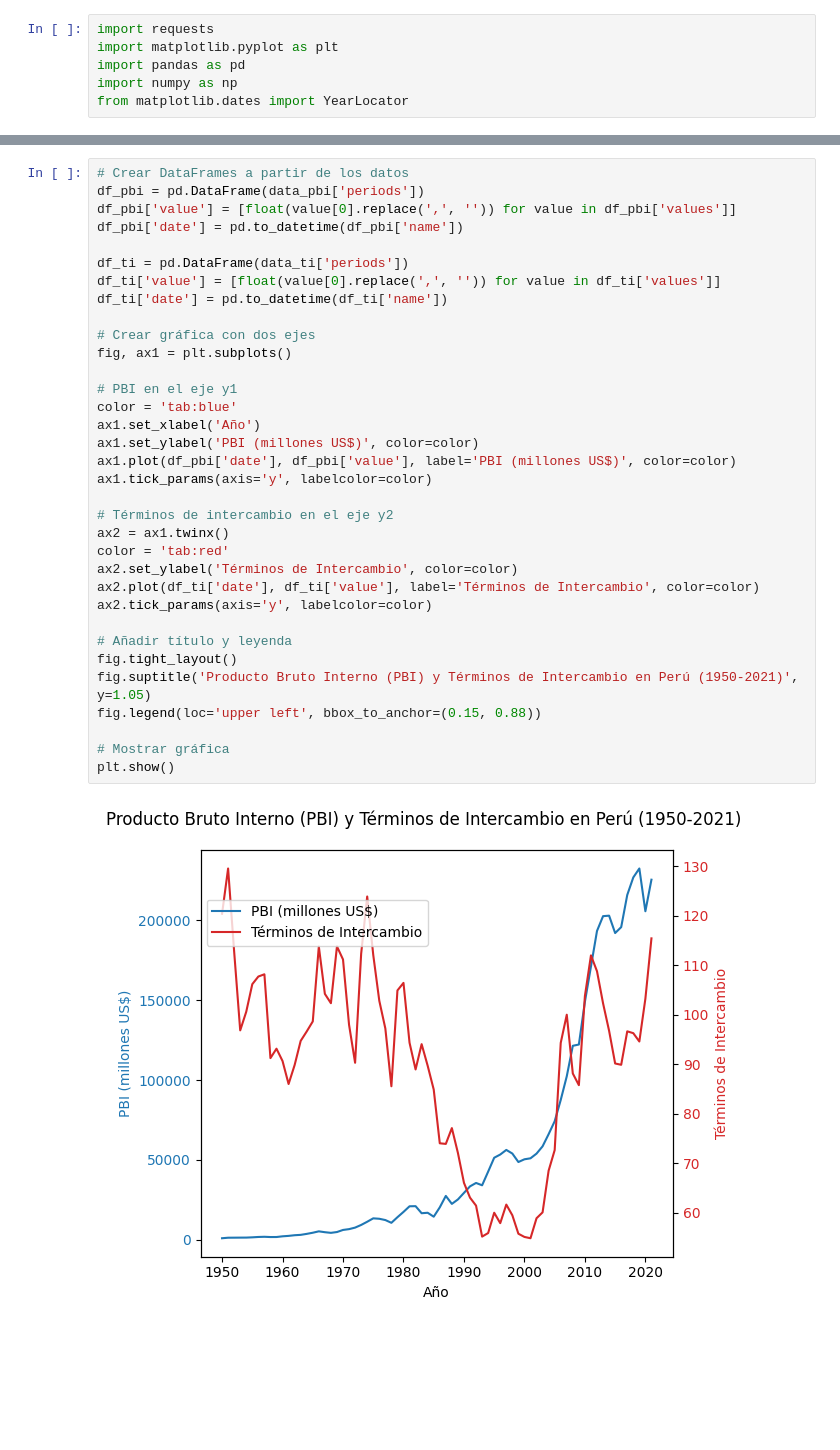
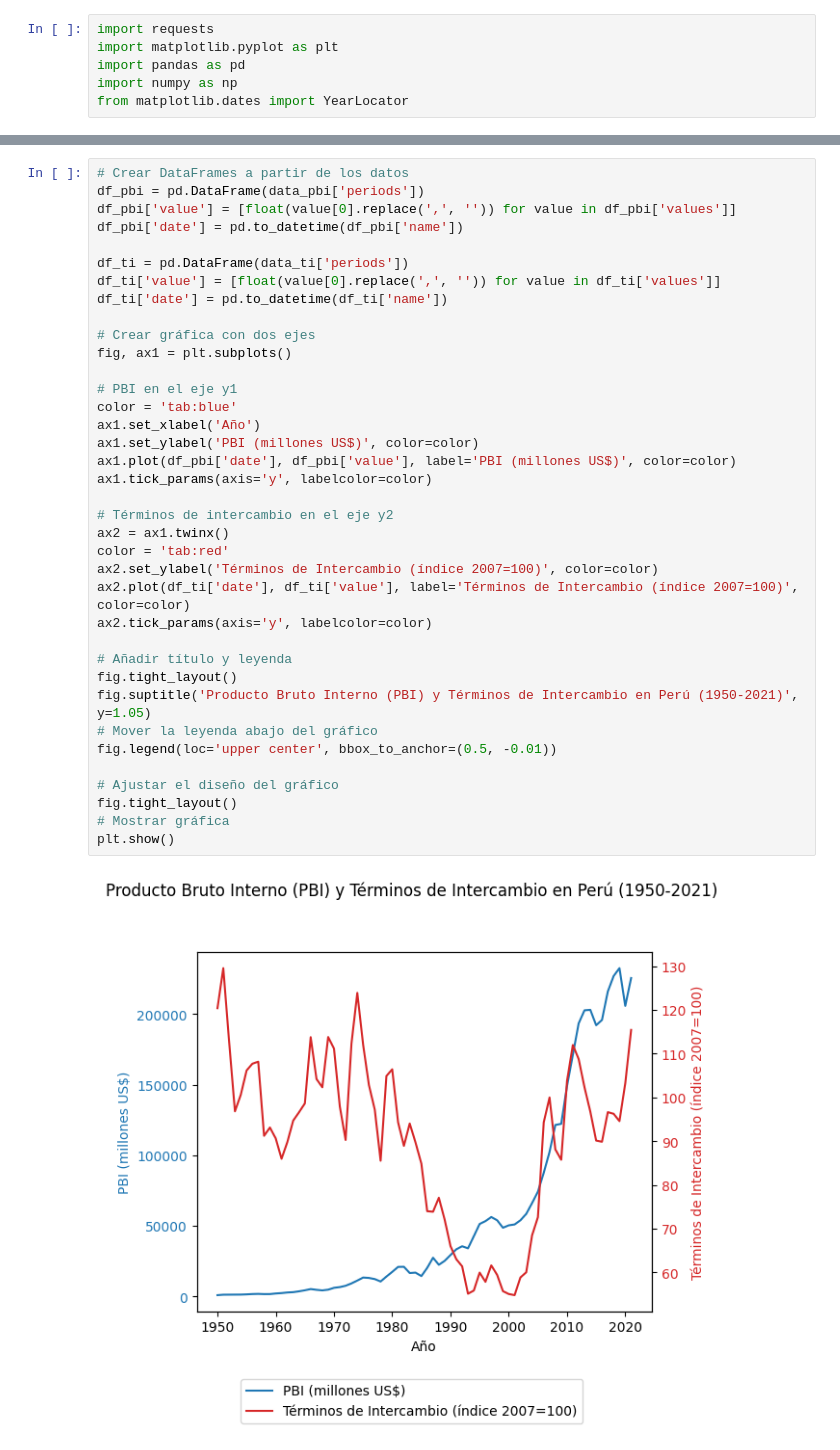
Before and after one commit to qlab-intro-python/proyecto-final-gustavo_elias_trabajo_final, a Jupyter notebook: proyecto_final_plantilla.ipynb, the cells around one changed output, grey strips where cells are left out. Saved outputs shown, nothing was run; the diff lists cells and outputs as text; blank space fills up the shorter version.

```diff
--- a/proyecto_final_plantilla.ipynb
+++ b/proyecto_final_plantilla.ipynb
@@ -100,34 +80,37 @@ data_pbi
 df_pbi = pd.DataFrame(data_pbi['periods'])
 df_pbi['value'] = [float(value[0].replace(',', '')) for value in df_pbi['values']]
 df_pbi['date'] = pd.to_datetime(df_pbi['name'])
 
 df_ti = pd.DataFrame(data_ti['periods'])
 df_ti['value'] = [float(value[0].replace(',', '')) for value in df_ti['values']]
 df_ti['date'] = pd.to_datetime(df_ti['name'])
 
 # Crear gráfica con dos ejes
 fig, ax1 = plt.subplots()
 
 # PBI en el eje y1
 color = 'tab:blue'
 ax1.set_xlabel('Año')
 ax1.set_ylabel('PBI (millones US$)', color=color)
 ax1.plot(df_pbi['date'], df_pbi['value'], label='PBI (millones US$)', color=color)
 ax1.tick_params(axis='y', labelcolor=color)
 
 # Términos de intercambio en el eje y2
 ax2 = ax1.twinx()
 color = 'tab:red'
-ax2.set_ylabel('Términos de Intercambio', color=color)
-ax2.plot(df_ti['date'], df_ti['value'], label='Términos de Intercambio', color=color)
+ax2.set_ylabel('Términos de Intercambio (índice 2007=100)', color=color)
+ax2.plot(df_ti['date'], df_ti['value'], label='Términos de Intercambio (índice 2007=100)', color=color)
 ax2.tick_params(axis='y', labelcolor=color)
 
 # Añadir título y leyenda
 fig.tight_layout()
 fig.suptitle('Producto Bruto Interno (PBI) y Términos de Intercambio en Perú (1950-2021)', y=1.05)
-fig.legend(loc='upper left', bbox_to_anchor=(0.15, 0.88))
+# Mover la leyenda abajo del gráfico
+fig.legend(loc='upper center', bbox_to_anchor=(0.5, -0.01))
 
+# Ajustar el diseño del gráfico
+fig.tight_layout()
 # Mostrar gráfica
 plt.show()
 # %% [output]
-[figure, old version]
+[figure, new version]
```
Also changed, not shown: parts of 2 cells of this notebook.
